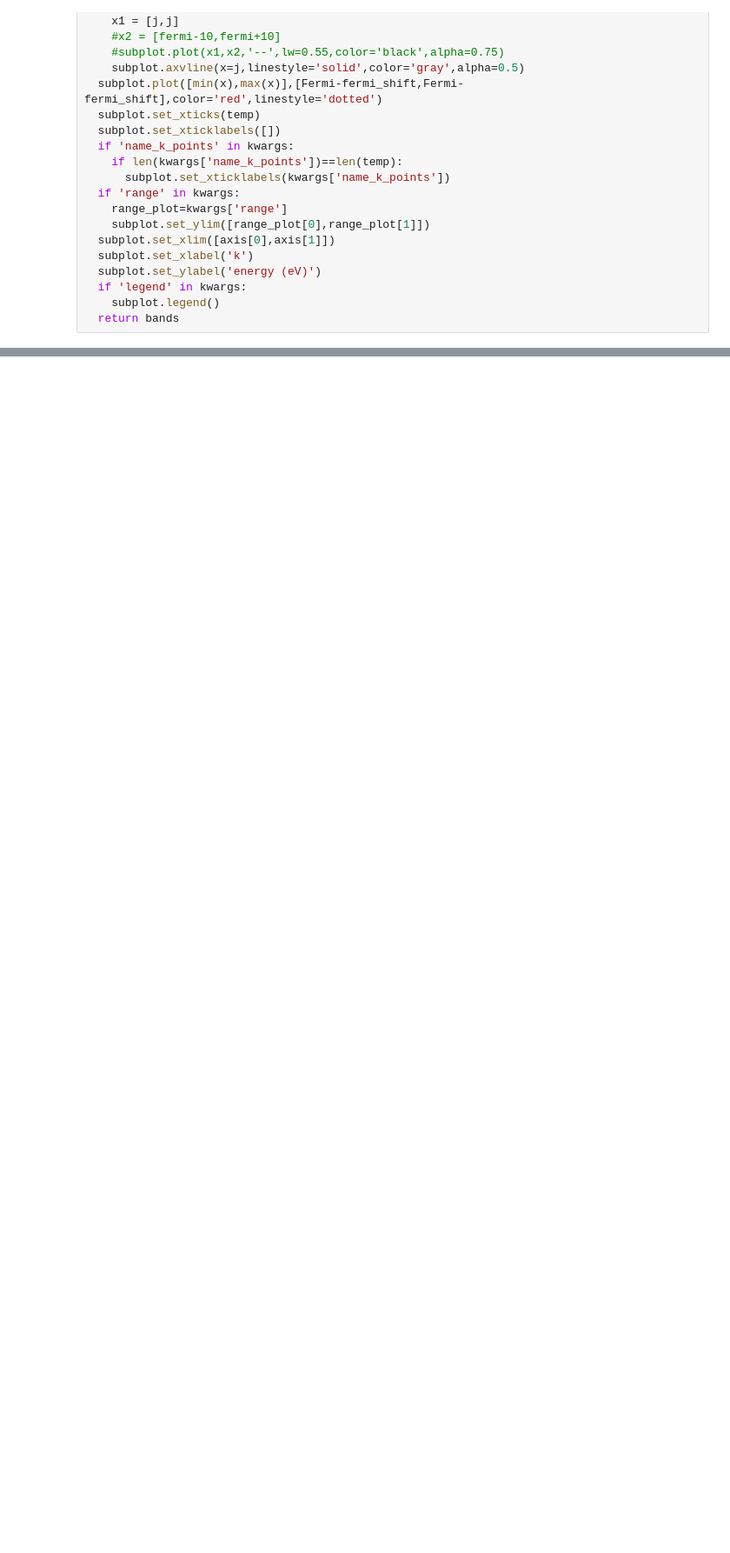
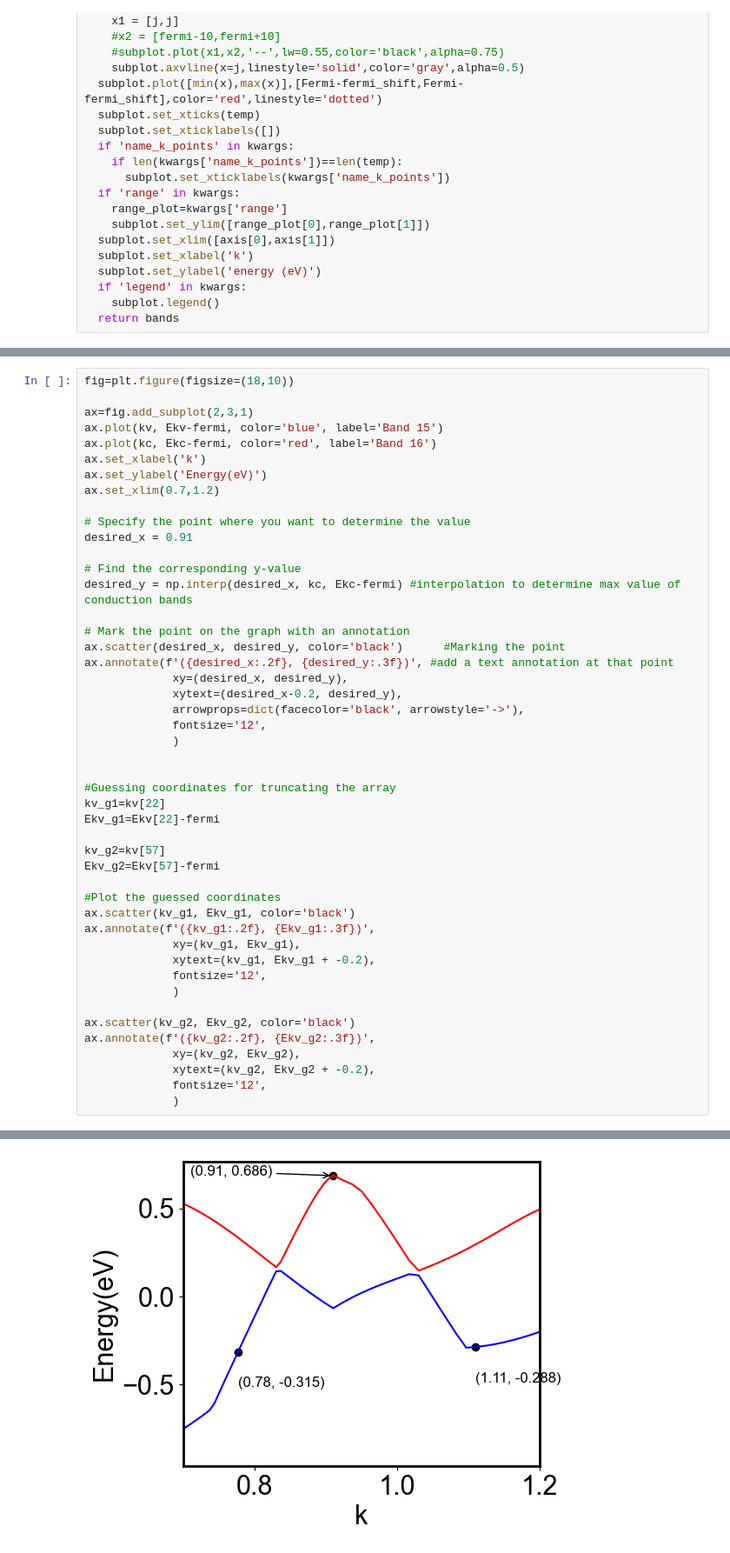
Before and after one commit to Normanthen/TE_Calculation, a Jupyter notebook: TiS/Fitting/Fitting_TiS.ipynb, the cells around one changed output, grey strips where cells are left out. Shown at 87% size. Cells and saved outputs as stored; diff of their text form; blank space fills up the shorter version.

```diff
--- a/TiS/Fitting/Fitting_TiS.ipynb
+++ b/TiS/Fitting/Fitting_TiS.ipynb
@@ -173,0 +163,48 @@ ax.set_xlim(0.5,1.25)
+# %%
+fig=plt.figure(figsize=(18,10))
+
+ax=fig.add_subplot(2,3,1)
+ax.plot(kv, Ekv-fermi, color='blue', label='Band 15')
+ax.plot(kc, Ekc-fermi, color='red', label='Band 16')
+ax.set_xlabel('k')
+ax.set_ylabel('Energy(eV)')
+ax.set_xlim(0.7,1.2)
+
+# Specify the point where you want to determine the value
+desired_x = 0.91
+
+# Find the corresponding y-value
+desired_y = np.interp(desired_x, kc, Ekc-fermi) #interpolation to determine max value of conduction bands
+
+# Mark the point on the graph with an annotation
+ax.scatter(desired_x, desired_y, color='black')      #Marking the point
+ax.annotate(f'({desired_x:.2f}, {desired_y:.3f})', #add a text annotation at that point
+             xy=(desired_x, desired_y),
+             xytext=(desired_x-0.2, desired_y),
+             arrowprops=dict(facecolor='black', arrowstyle='->'),
+             fontsize='12',
+             )
+
+
+#Guessing coordinates for truncating the array
+kv_g1=kv[22]
+Ekv_g1=Ekv[22]-fermi
+
+kv_g2=kv[57]
+Ekv_g2=Ekv[57]-fermi
+
+#Plot the guessed coordinates
+ax.scatter(kv_g1, Ekv_g1, color='black')
+ax.annotate(f'({kv_g1:.2f}, {Ekv_g1:.3f})',
+             xy=(kv_g1, Ekv_g1),
+             xytext=(kv_g1, Ekv_g1 + -0.2),
+             fontsize='12',
+             )
+
+ax.scatter(kv_g2, Ekv_g2, color='black')
+ax.annotate(f'({kv_g2:.2f}, {Ekv_g2:.3f})',
+             xy=(kv_g2, Ekv_g2),
+             xytext=(kv_g2, Ekv_g2 + -0.2),
+             fontsize='12',
+             )
+# %% [output]
@@ -174,3 +212,4 @@ ax.set_xlim(0.5,1.25)
+[figure, added]
 # %%
 #Reshape the 1xN array into a Nx1 array
 kv_r=np.reshape(kv,(len(kv),1))
```
Also changed, not shown: parts of 3 cells of this notebook.
